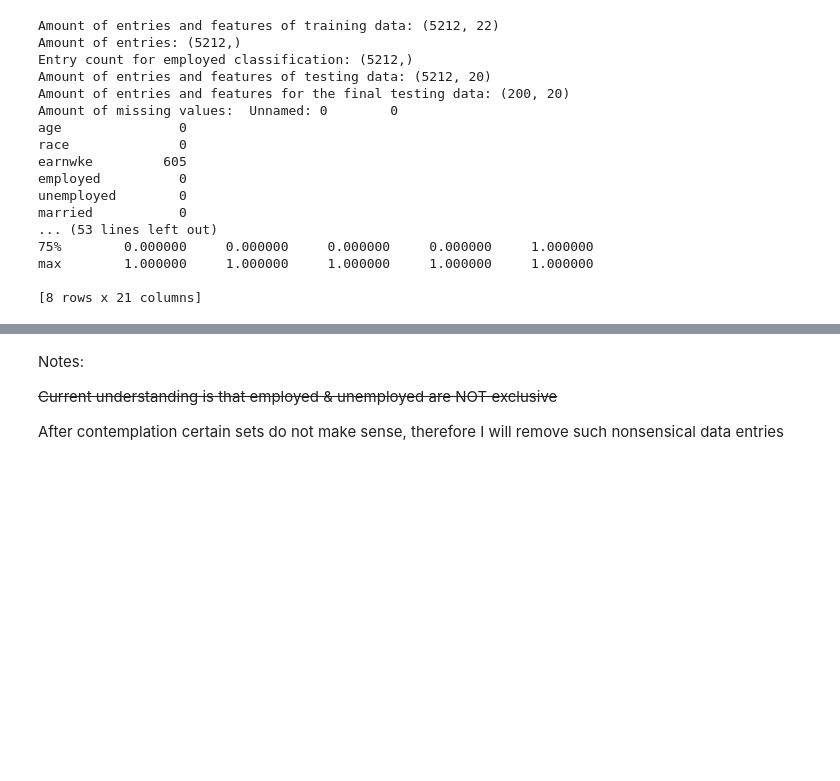
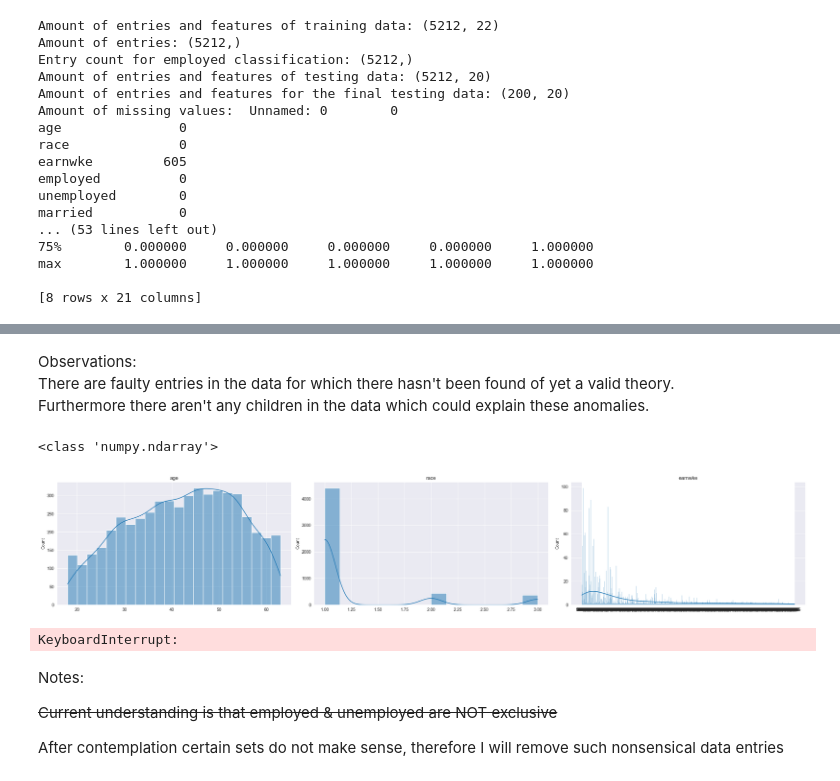
Before and after one commit to nina-prog/prac-smart-data-analytics, a Jupyter notebook: notebooks/exercise-01/240428_Christoph_employment.ipynb, the cells around one changed output, grey strips where cells are left out. Saved outputs shown, nothing was run; the diff lists cells and outputs as text; code cells hidden in the pictures; blank space fills up the shorter version.

```diff
--- a/notebooks/exercise-01/240428_Christoph_employment.ipynb
+++ b/notebooks/exercise-01/240428_Christoph_employment.ipynb
@@ -44,0 +85,5 @@ Index(['Unnamed: 0', 'age', 'race', 'earnwke', 'employed', 'unemployed',
+# %%
+for i in range(0,200):
+    df_sample.loc[i,"Category"] = 0
+    #print(df_sample.loc[i,"Category"])
+print(df_sample.head())
@@ -83,6 +137,3 @@ married           0
 max        1.000000     1.000000     1.000000     1.000000     1.000000
 
 [8 rows x 21 columns]
-# %%
-for i in range(0,len(train_employed)):
-    print(train_employed[i],train_unemployed[i])
@@ -133,3 +224,50 @@ print(ctr)
+# %% [markdown]
+Observations:  <br>
+There are faulty entries in the data for which there hasn't been found  of yet a valid theory.  <br>
+Furthermore there aren't any children in the data which could explain these anomalies.
+# %%
+# List of IDs of faulty entries
+if DROPPED_FAULTY_ENTRIES:
+    fEntriesIDs = []
+    for i in range(0,len(train[:,4])):
+        if train[i,4] == train[i,5]:
+            fEntriesIDs += [i]
+
+#print(fEntriesIDs)
+print(type(train_data))
+# %% [output]
+<class 'numpy.ndarray'>
+# %%
+## Temporäre Ergänzung zur besseren Teambesprechung
+
+# Data Visualization
+# Plot histograms for continuous variables
+
+continuous_cols = ['age', 'race', 'earnwke']
+
+
+plt.figure(figsize=(25.6, 4.8))
+for i, col in enumerate(continuous_cols, 1):
+    plt.subplot(1, 3, i)#2, 3, i
+    sns.histplot(train[:,i],kde = True)
+    plt.title(col)
+plt.tight_layout()
+plt.show()
+# %% [output]
+[figure, added]
+# %%
+# Plot count plots for categorical variables
+categorical_cols = ['employed', 'unemployed', 'married', 'union', 'ne_states', 'so_states', 'ce_states', 'we_states', 'government', 'private', 'self', 'educ_lths', 'educ_hs', 'educ_somecol', 'educ_aa', 'educ_bac', 'educ_adv', 'female']
+
+plt.figure(figsize=(25.6, 9.6))
+for i, col in enumerate(categorical_cols, 1):
+    plt.subplot(3,6,i)
+    sns.countplot(train[:,i+3])
+    plt.title(col)
+plt.tight_layout()
+plt.show()
+# %% [output]
+KeyboardInterrupt:
 # %% [markdown]
 Notes:
 
```
Also changed, not shown: parts of 17 cells of this notebook, 1 other file.
